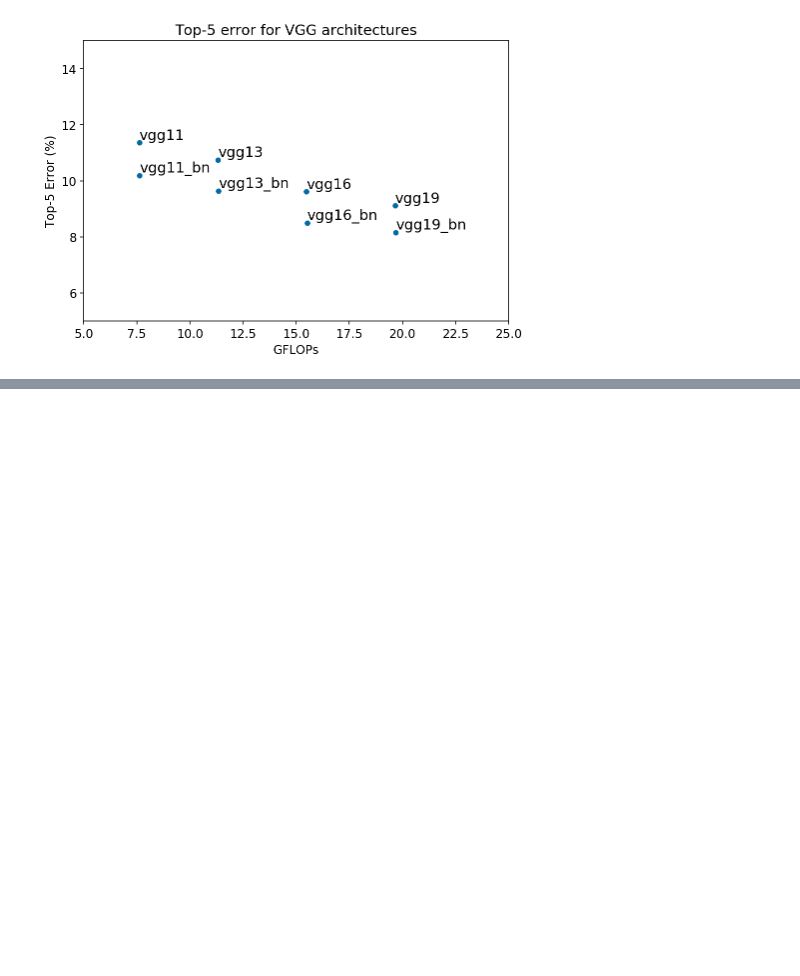
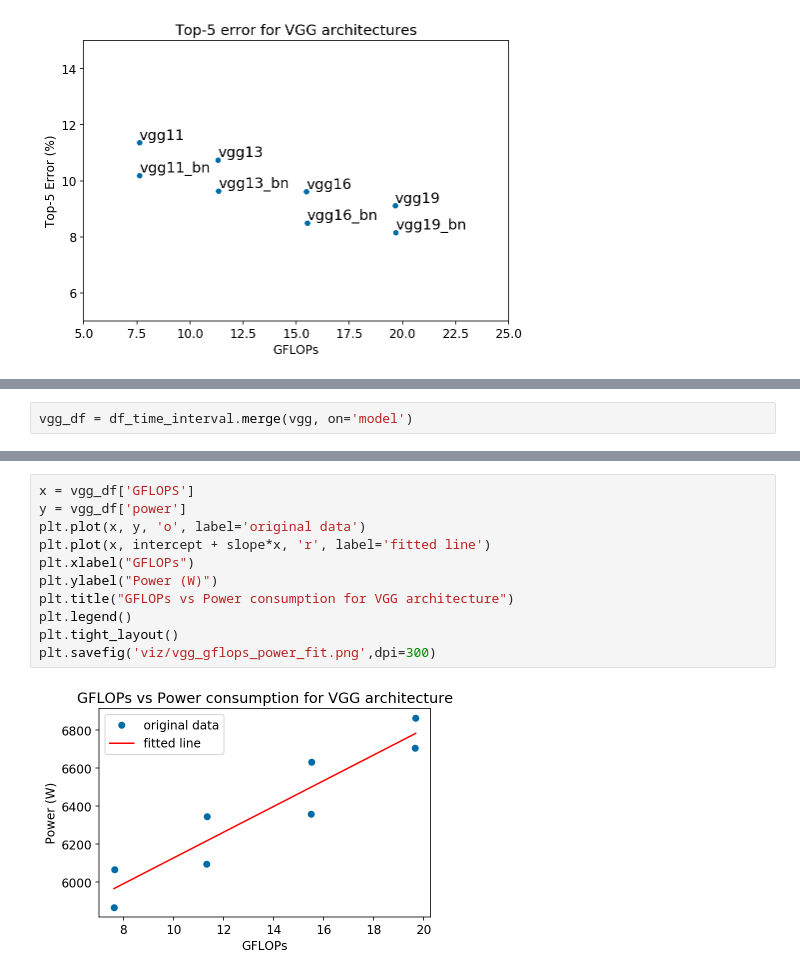
Before and after one commit to MScDissertation/model_hub, a Jupyter notebook: Vision models.ipynb, the cells around one changed output, grey strips where cells are left out. Cells and saved outputs as stored; diff of their text form; blank space fills up the shorter version.

```diff
--- a/Vision models.ipynb
+++ b/Vision models.ipynb
@@ -143,0 +295,2 @@ ax.figure.savefig("viz/vggtop5error.png",dpi=300)
+# %%
+vgg_df = df_time_interval.merge(vgg, on='model')
@@ -143,0 +309,13 @@ ax.figure.savefig("viz/vggtop5error.png",dpi=300)
+# %%
+x = vgg_df['GFLOPS']
+y = vgg_df['power']
+plt.plot(x, y, 'o', label='original data')
+plt.plot(x, intercept + slope*x, 'r', label='fitted line')
+plt.xlabel("GFLOPs")
+plt.ylabel("Power (W)")
+plt.title("GFLOPs vs Power consumption for VGG architecture")
+plt.legend()
+plt.tight_layout()
+plt.savefig('viz/vgg_gflops_power_fit.png',dpi=300)
+# %% [output]
+[figure, added]
```
Also changed, not shown: parts of 27 cells of this notebook, 5 other files.
